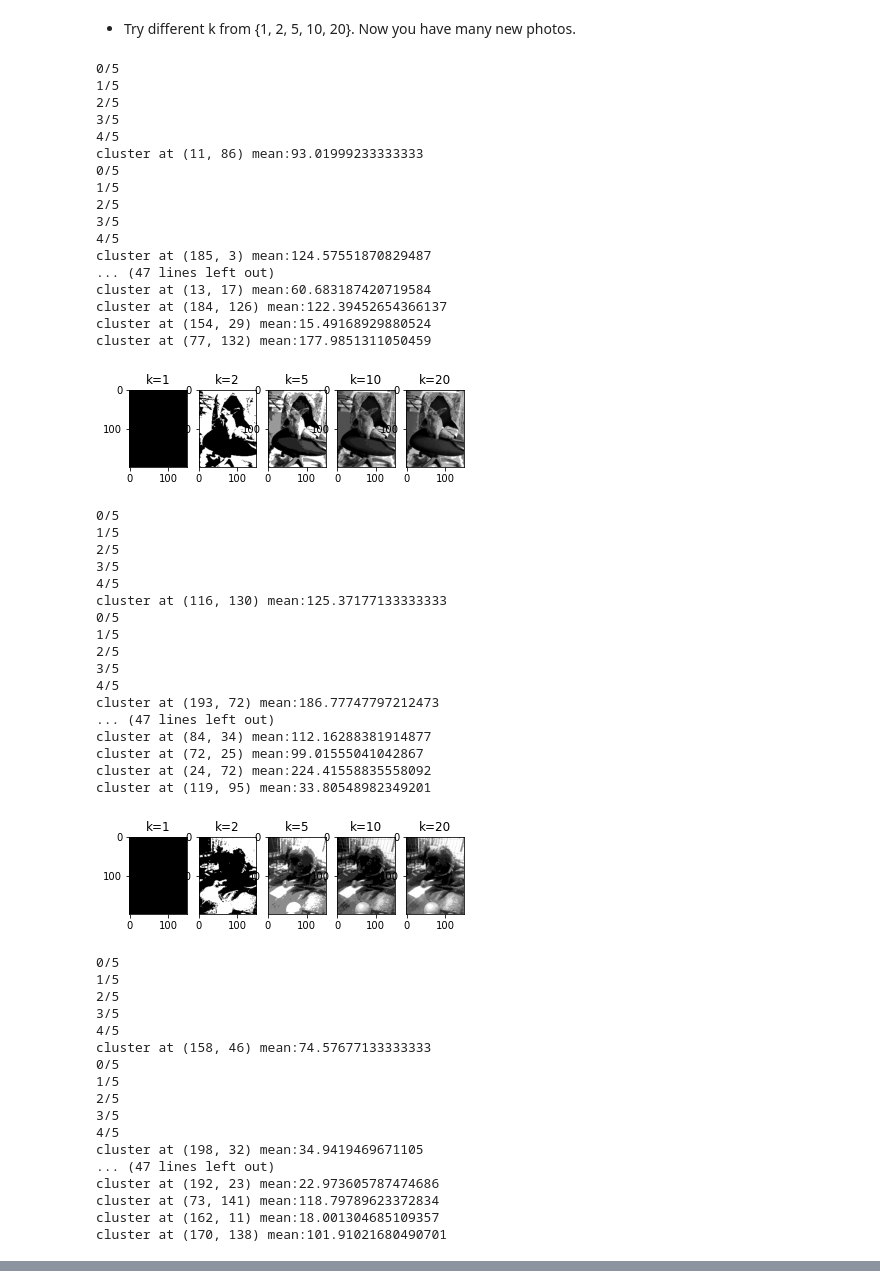
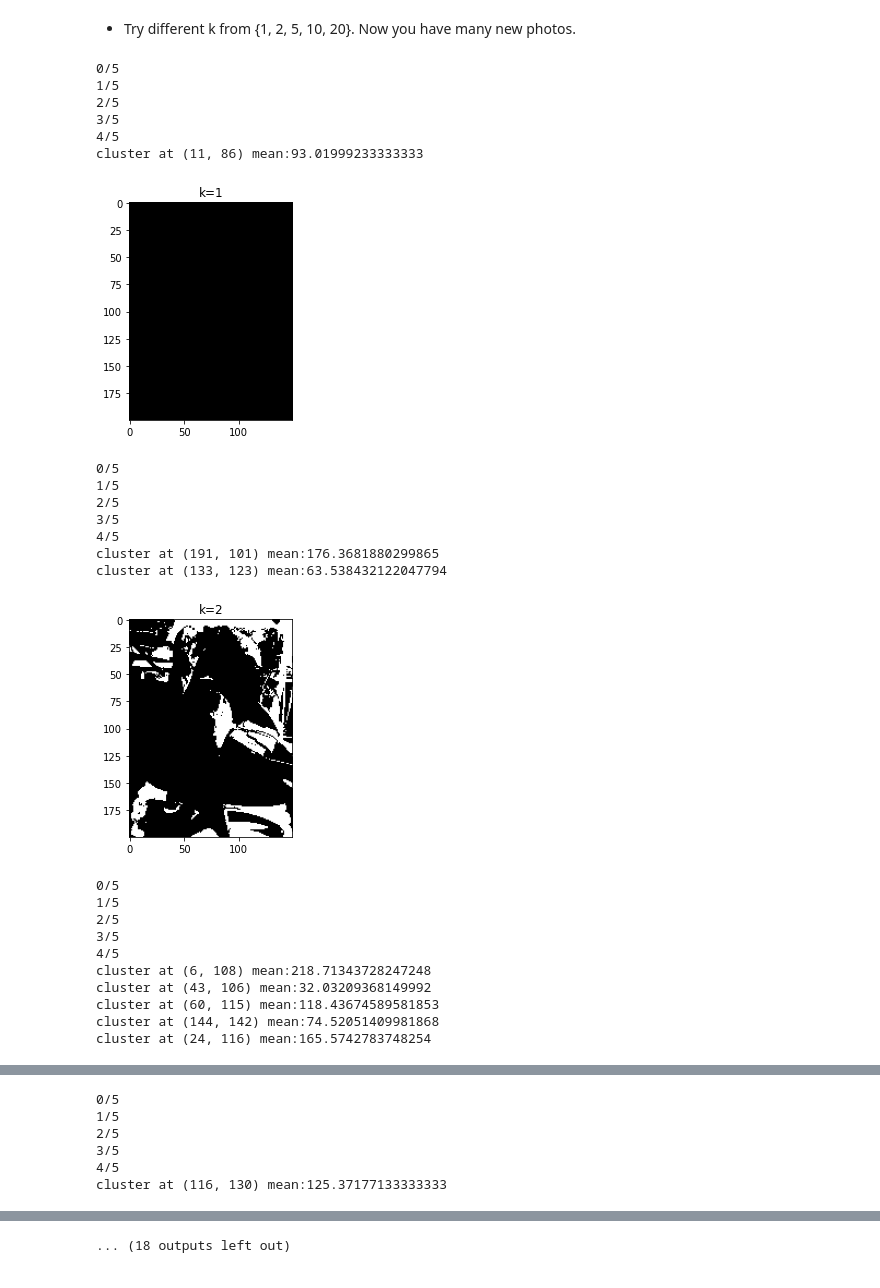
Before and after one commit to AlinaWithAFace/machine-learning-class, a Jupyter notebook: homework-03/src/machine-learning-homework-03.ipynb, the cells around one changed output, grey strips where cells are left out. Cells and saved outputs as stored; diff of their text form; code cells hidden in the pictures.

Commit message:
images, final questions

```diff
--- a/homework-03/src/machine-learning-homework-03.ipynb
+++ b/homework-03/src/machine-learning-homework-03.ipynb
@@ -214,62 +214,34 @@ cluster at (8, 7) mean:121.96886917259714
 * Try different k from {1, 2, 5, 10, 20}. Now you have many new photos.
 # %%
 for my_img in my_images:
-    fig, ax = plt.subplots(1, len(k_to_try))
+    plt.plot()
     for i in range(len(k_to_try)):
-        ax[i].imshow(k_means(my_img, k_to_try[i]), cmap='gray')
-        ax[i].set_title("k=" + str(k_to_try[i]))
-    plt.show()
+        plt.imshow(k_means(my_img, k_to_try[i]), cmap='gray')
+        plt.title("k=" + str(k_to_try[i]))
+        plt.show()
 # %% [output]
 0/5
 1/5
 2/5
 3/5
 4/5
 cluster at (11, 86) mean:93.01999233333333
-0/5
-1/5
-2/5
-3/5
-4/5
-cluster at (185, 3) mean:124.57551870829487
-... (47 lines left out)
-cluster at (13, 17) mean:60.683187420719584
-cluster at (184, 126) mean:122.39452654366137
-cluster at (154, 29) mean:15.49168929880524
-cluster at (77, 132) mean:177.9851311050459
-[figure, old version]
+[figure, new version]
 0/5
 1/5
 2/5
 3/5
 4/5
-cluster at (116, 130) mean:125.37177133333333
-0/5
-1/5
-2/5
-3/5
-4/5
-cluster at (193, 72) mean:186.77747797212473
-... (47 lines left out)
-cluster at (84, 34) mean:112.16288381914877
-cluster at (72, 25) mean:99.01555041042867
-cluster at (24, 72) mean:224.41558835558092
-cluster at (119, 95) mean:33.80548982349201
+cluster at (191, 101) mean:176.3681880299865
+cluster at (133, 123) mean:63.538432122047794
-[figure, old version]
+[figure, new version]
 0/5
 1/5
 2/5
 3/5
 4/5
-cluster at (158, 46) mean:74.57677133333333
-0/5
-1/5
-2/5
-3/5
-4/5
-cluster at (198, 32) mean:34.9419469671105
-... (47 lines left out)
-cluster at (192, 23) mean:22.973605787474686
-cluster at (73, 141) mean:118.79789623372834
-cluster at (162, 11) mean:18.001304685109357
-cluster at (170, 138) mean:101.91021680490701
+cluster at (6, 108) mean:218.71343728247248
+cluster at (43, 106) mean:32.03209368149992
+cluster at (60, 115) mean:118.43674589581853
+cluster at (144, 142) mean:74.52051409981868
+cluster at (24, 116) mean:165.5742783748254
@@ -276,0 +283,6 @@ cluster at (170, 138) mean:101.91021680490701
+0/5
+1/5
+2/5
+3/5
+4/5
+cluster at (116, 130) mean:125.37177133333333
@@ -277,2 +290,3 @@ cluster at (170, 138) mean:101.91021680490701
+... (18 outputs left out)
 # %% [markdown]
 
```
Also changed, not shown: parts of 8 cells of this notebook, 4 other files.
